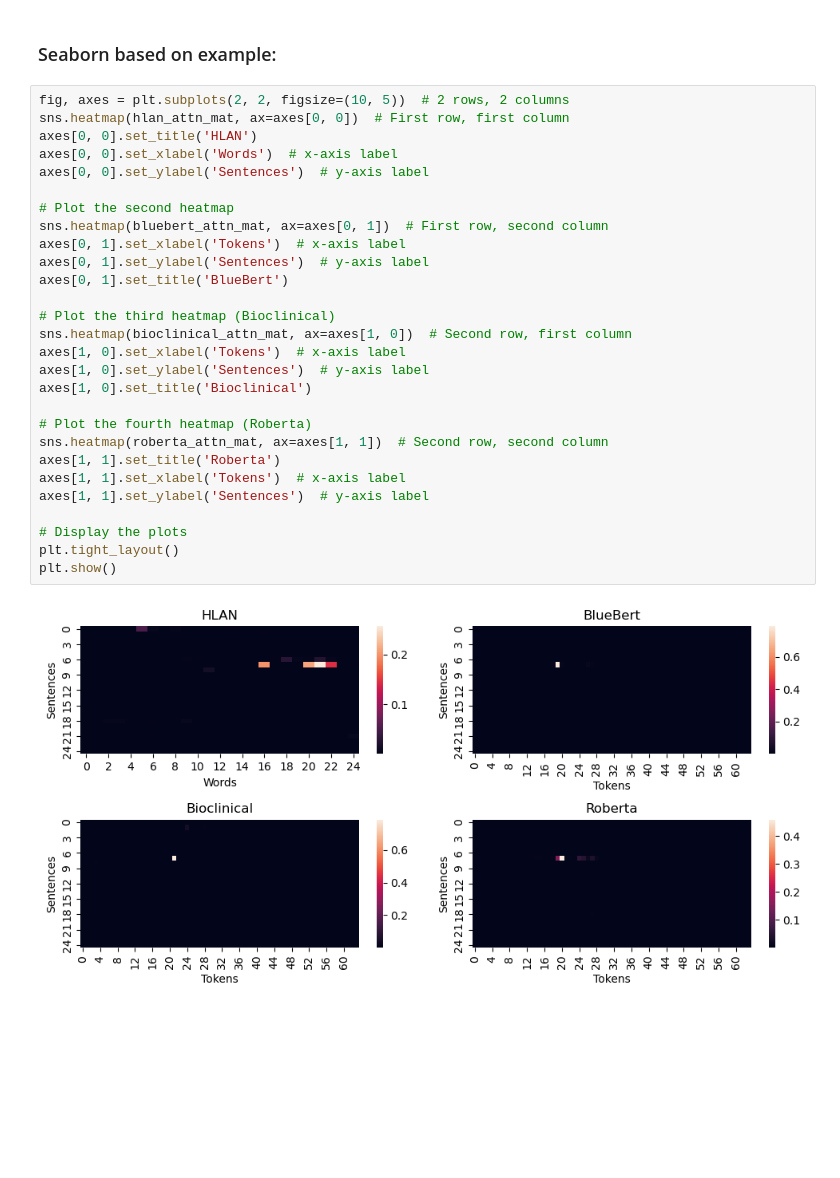
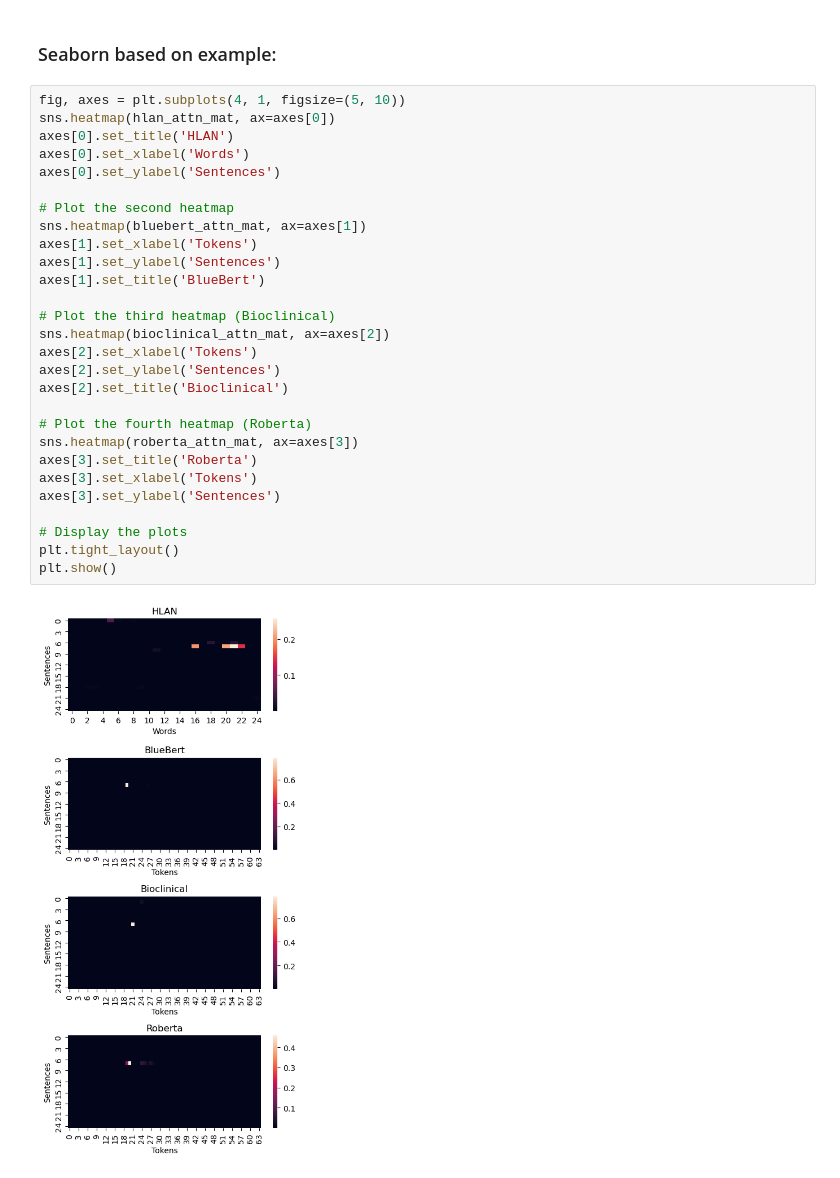
Before and after one commit to SNycklemoe/NLP_HLAN, a Jupyter notebook: xAI/HLAN_xai_notebook.ipynb, the cells around one changed output. Cells and saved outputs as stored; diff of their text form; blank space fills up the shorter version.

Commit message:
Update xAI notebook for seaborn plots to fit in final paper

```diff
--- a/xAI/HLAN_xai_notebook.ipynb
+++ b/xAI/HLAN_xai_notebook.ipynb
@@ -239,32 +239,32 @@ Wgt Word Attn for l: 0.00015230578719638288
 # %% [markdown]
 ### Seaborn based on example:
 # %%
-fig, axes = plt.subplots(2, 2, figsize=(10, 5))  # 2 rows, 2 columns
-sns.heatmap(hlan_attn_mat, ax=axes[0, 0])  # First row, first column
-axes[0, 0].set_title('HLAN')
-axes[0, 0].set_xlabel('Words')  # x-axis label
-axes[0, 0].set_ylabel('Sentences')  # y-axis label
+fig, axes = plt.subplots(4, 1, figsize=(5, 10))
+sns.heatmap(hlan_attn_mat, ax=axes[0])
+axes[0].set_title('HLAN')
+axes[0].set_xlabel('Words')
+axes[0].set_ylabel('Sentences')
 
 # Plot the second heatmap
-sns.heatmap(bluebert_attn_mat, ax=axes[0, 1])  # First row, second column
-axes[0, 1].set_xlabel('Tokens')  # x-axis label
-axes[0, 1].set_ylabel('Sentences')  # y-axis label
-axes[0, 1].set_title('BlueBert')
+sns.heatmap(bluebert_attn_mat, ax=axes[1])
+axes[1].set_xlabel('Tokens')
+axes[1].set_ylabel('Sentences')
+axes[1].set_title('BlueBert')
 
 # Plot the third heatmap (Bioclinical)
-sns.heatmap(bioclinical_attn_mat, ax=axes[1, 0])  # Second row, first column
-axes[1, 0].set_xlabel('Tokens')  # x-axis label
-axes[1, 0].set_ylabel('Sentences')  # y-axis label
-axes[1, 0].set_title('Bioclinical')
+sns.heatmap(bioclinical_attn_mat, ax=axes[2])
+axes[2].set_xlabel('Tokens')
+axes[2].set_ylabel('Sentences')
+axes[2].set_title('Bioclinical')
 
 # Plot the fourth heatmap (Roberta)
-sns.heatmap(roberta_attn_mat, ax=axes[1, 1])  # Second row, second column
-axes[1, 1].set_title('Roberta')
-axes[1, 1].set_xlabel('Tokens')  # x-axis label
-axes[1, 1].set_ylabel('Sentences')  # y-axis label
+sns.heatmap(roberta_attn_mat, ax=axes[3])
+axes[3].set_title('Roberta')
+axes[3].set_xlabel('Tokens')
+axes[3].set_ylabel('Sentences')
 
 # Display the plots
 plt.tight_layout()
 plt.show()
 # %% [output]
-[figure, old version]
+[figure, new version]
```
Also changed, not shown: parts of 1 cell of this notebook.
